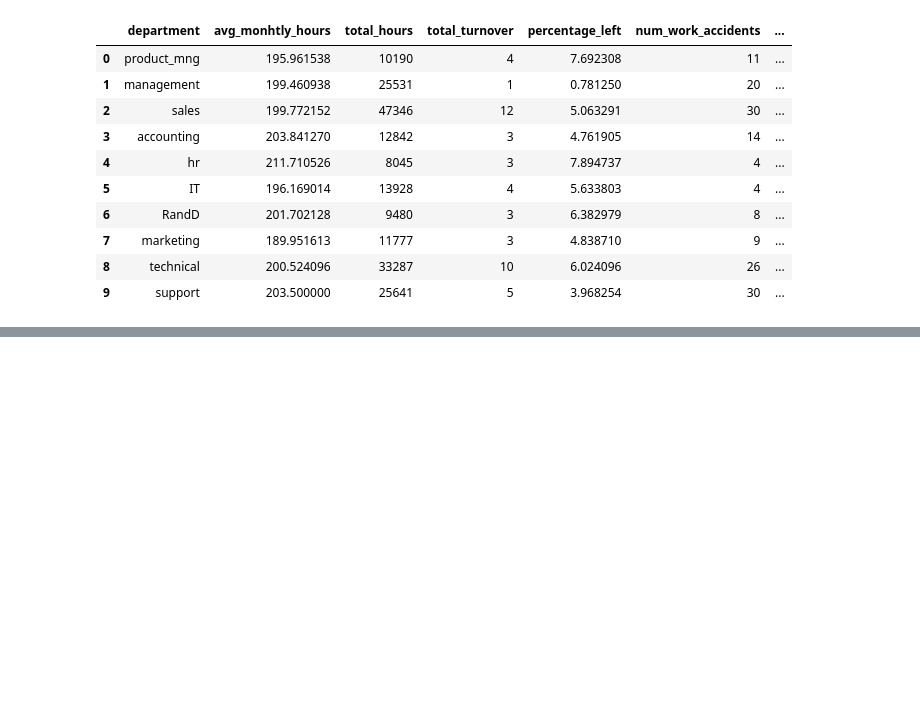
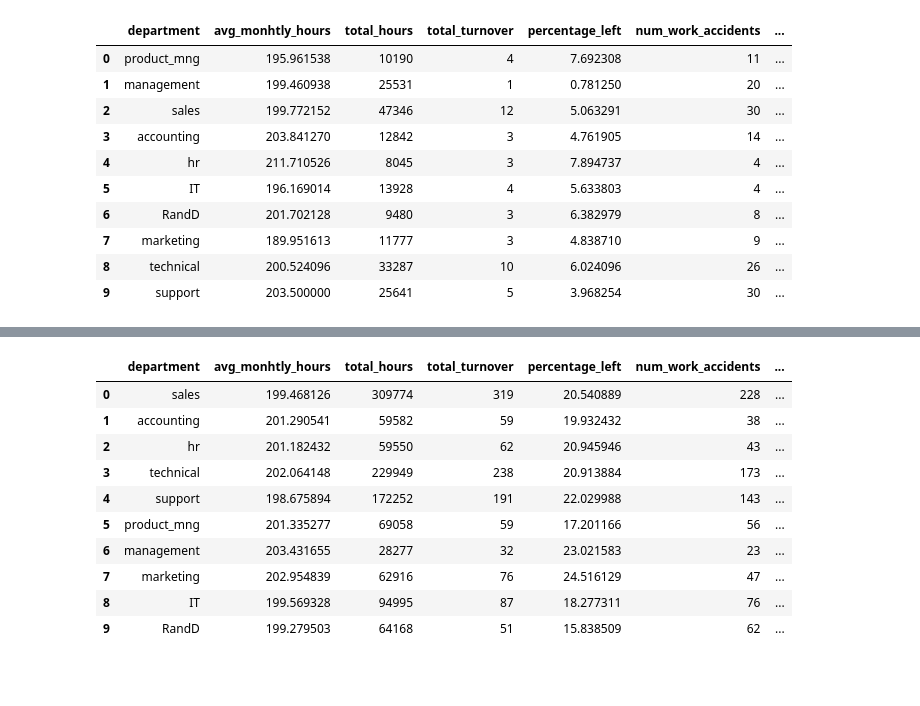
Before and after one commit to MaukanMir/HR-Capstone-Analysis, a Jupyter notebook: training.ipynb, the cells around one changed output, grey strips where cells are left out. Cells and saved outputs as stored; diff of their text form; code cells hidden in the pictures; blank space fills up the shorter version.

```diff
--- a/training.ipynb
+++ b/training.ipynb
@@ -385,2 +401,16 @@ high_stats
+# %%
+low_stats
+# %% [output]
+|  | department | avg_monhtly_hours | total_hours | total_turnover | percentage_left | num_work_accidents | ... |
+| 0 | sales | 199.468126 | 309774 | 319 | 20.540889 | 228 | ... |
+| 1 | accounting | 201.290541 | 59582 | 59 | 19.932432 | 38 | ... |
+| 2 | hr | 201.182432 | 59550 | 62 | 20.945946 | 43 | ... |
+| 3 | technical | 202.064148 | 229949 | 238 | 20.913884 | 173 | ... |
+| 4 | support | 198.675894 | 172252 | 191 | 22.029988 | 143 | ... |
+| 5 | product_mng | 201.335277 | 69058 | 59 | 17.201166 | 56 | ... |
+| 6 | management | 203.431655 | 28277 | 32 | 23.021583 | 23 | ... |
+| 7 | marketing | 202.954839 | 62916 | 76 | 24.516129 | 47 | ... |
+| 8 | IT | 199.569328 | 94995 | 87 | 18.277311 | 76 | ... |
+| 9 | RandD | 199.279503 | 64168 | 51 | 15.838509 | 62 | ... |
 # %% [markdown]
 #
```
Also changed, not shown: parts of 2 cells of this notebook.
